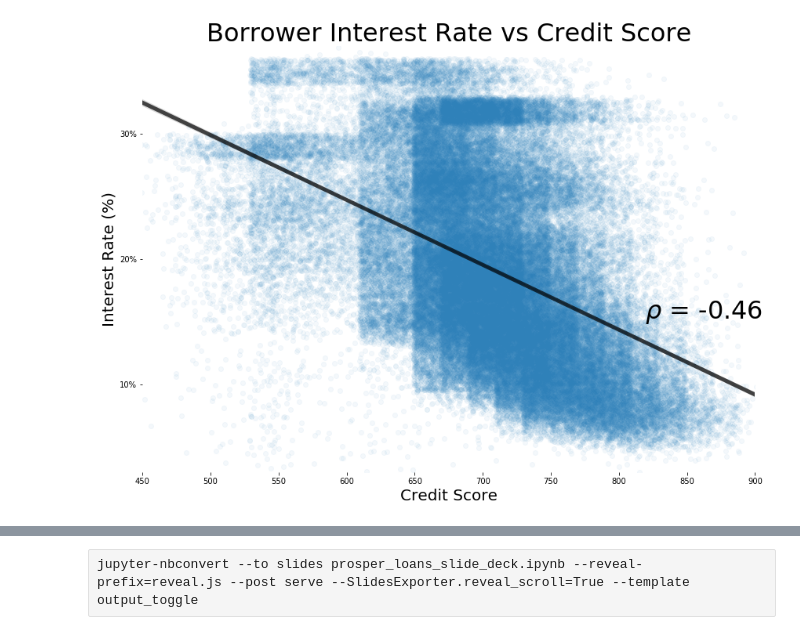
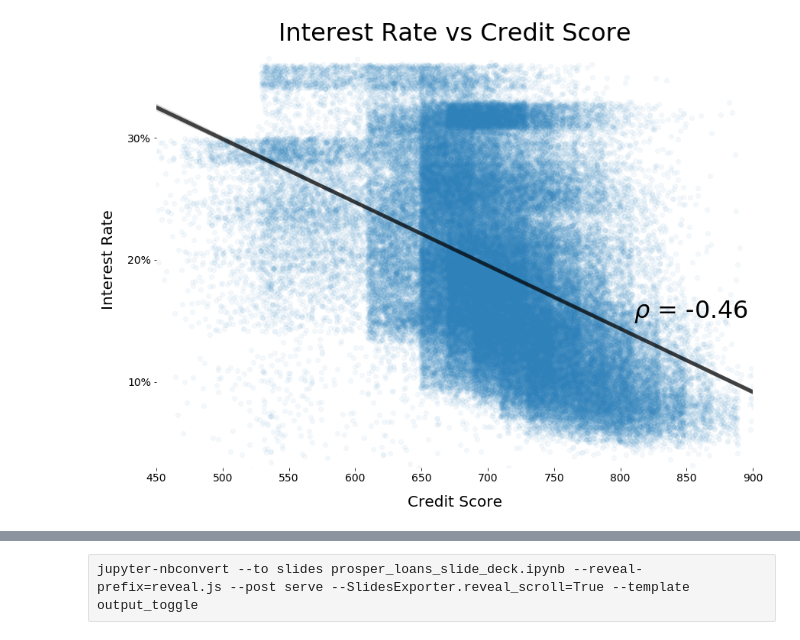
Before and after one commit to iRowebot/prosper_loans_visualizations, a Jupyter notebook: prosper_loans_slide_deck.ipynb, the cells around one changed output, grey strips where cells are left out. Drawn from its saved outputs; the diff is of its cells as text; code cells hidden in the pictures.

```diff
--- a/prosper_loans_slide_deck.ipynb
+++ b/prosper_loans_slide_deck.ipynb
@@ -28,6 +28,6 @@ warnings.simplefilter("ignore")
 # Initialize pyplot in offline mode.
 py.offline.init_notebook_mode(connected=True)
 # %%
-# Load in the datasets into a pandas dataframes
-df = pd.read_csv('./data/prosper_loan_data_clean.csv')
-df_map = pd.read_csv('./data/prosper_map_data.csv')
+# Load datasets into pandas dataframes.
+df = pd.read_csv('./data/prosper_loan_data_clean.csv', dtype={'OriginationYear':'category'})
+df_map = pd.read_csv('./data/prosper_map_data.csv', index_col='State')
@@ -61,20 +84,21 @@ the next cell, as a sub-slide type. Make sure your visualizations are polished!
 # %%
 plt.figure(figsize=[14,10])
 
 ax = sns.regplot(data=df, x='CreditScoreRangeUpper', y='BorrowerRate', x_jitter=10, y_jitter=0.01,
                  scatter_kws={'alpha':0.05}, line_kws={'color':'k','alpha':0.7,'lw':5})
 
-plt.title('Borrower Interest Rate vs Credit Score', fontdict={'fontsize':32})
+plt.title('Interest Rate vs Credit Score', fontdict={'fontsize':32}, pad=15)
+plt.xlabel('Credit Score', fontdict={'fontsize':20}, labelpad=15)
+plt.ylabel('Interest Rate', fontdict={'fontsize':20}, labelpad=15)
+
+locs, labels = plt.yticks()
+plt.yticks(locs, ['{:.0%}'.format(x) for x in locs])
+plt.tick_params(labelsize=14)
 
 plt.xlim(450, 900)
-plt.xlabel('Credit Score', fontdict={'fontsize':20})
+plt.ylim(0.03, 0.37)
 
-plt.ylabel('Interest Rate (%)', fontdict={'fontsize':20})
-locs, labels = plt.yticks()
-
-plt.yticks(locs, ['{:.0%}'.format(x) for x in locs])
-plt.ylim(0.03, 0.37)
 plt.box(on=False)
-corr(df, 'CreditScoreRangeUpper', 'BorrowerRate', xy=(0.82, 0.36));
+corr(df, 'CreditScoreRangeUpper', 'BorrowerRate', xy=(0.8, 0.36));
 # %% [output]
-[figure, old version]
+[figure, new version]
```
Also changed, not shown: parts of 21 cells of this notebook, 8 other files.
